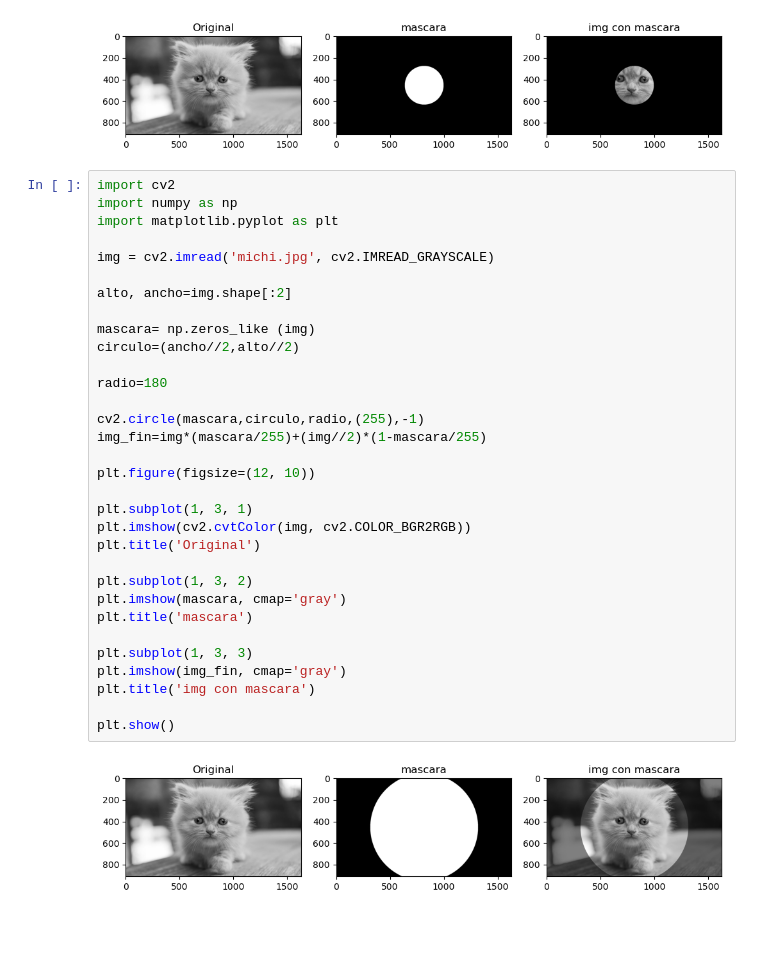
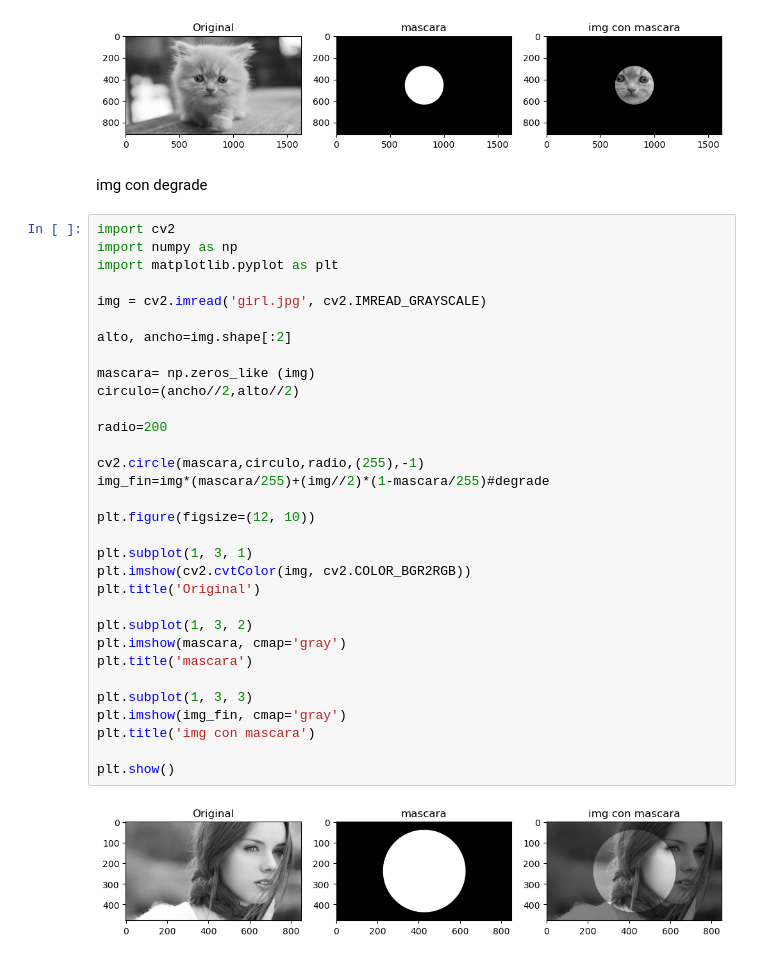
Before and after one commit to GuerreroT/clase1, a Jupyter notebook: clase02_04_24.ipynb, the cells around one changed output. Saved outputs shown, nothing was run; the diff lists cells and outputs as text; blank space fills up the shorter version.

```diff
--- a/clase02_04_24.ipynb
+++ b/clase02_04_24.ipynb
@@ -90,37 +90,39 @@ plt.title('img con mascara')
 plt.show()
 # %% [output]
 [figure]
+# %% [markdown]
+img con degrade
 # %%
 import cv2
 import numpy as np
 import matplotlib.pyplot as plt
 
-img = cv2.imread('michi.jpg', cv2.IMREAD_GRAYSCALE)
+img = cv2.imread('girl.jpg', cv2.IMREAD_GRAYSCALE)
 
 alto, ancho=img.shape[:2]
 
 mascara= np.zeros_like (img)
 circulo=(ancho//2,alto//2)
 
-radio=180
+radio=200
 
 cv2.circle(mascara,circulo,radio,(255),-1)
-img_fin=img*(mascara/255)+(img//2)*(1-mascara/255)
+img_fin=img*(mascara/255)+(img//2)*(1-mascara/255)#degrade
 
 plt.figure(figsize=(12, 10))
 
 plt.subplot(1, 3, 1)
 plt.imshow(cv2.cvtColor(img, cv2.COLOR_BGR2RGB))
 plt.title('Original')
 
 plt.subplot(1, 3, 2)
 plt.imshow(mascara, cmap='gray')
 plt.title('mascara')
 
 plt.subplot(1, 3, 3)
 plt.imshow(img_fin, cmap='gray')
 plt.title('img con mascara')
 
 plt.show()
 # %% [output]
-[figure, old version]
+[figure, new version]
```
